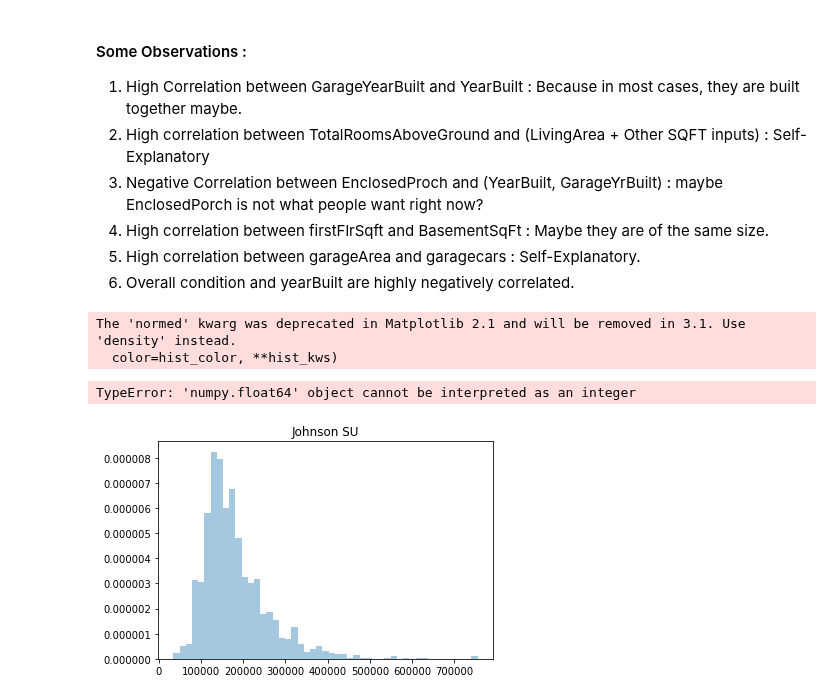
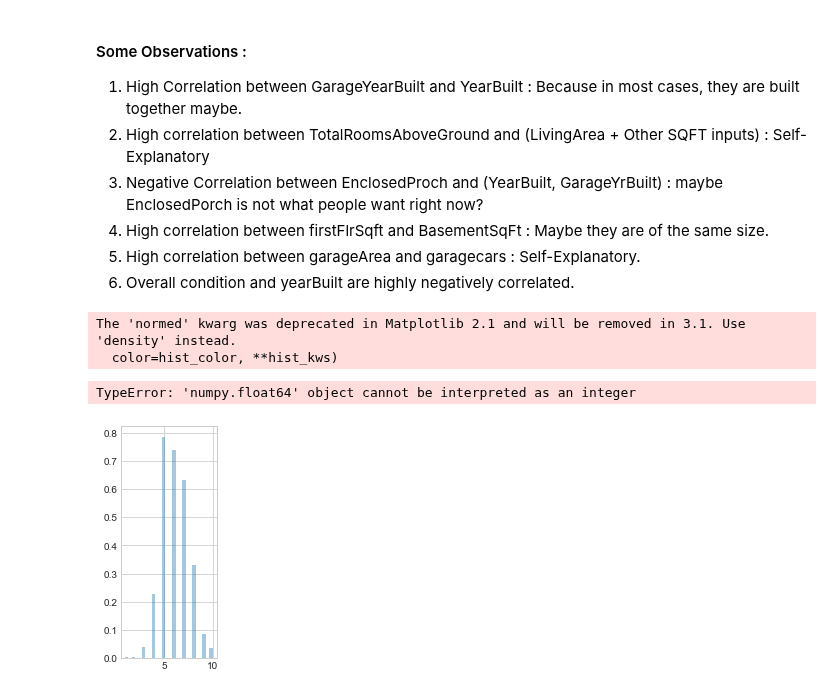
Before and after one commit to abhijeetknayak/Machine-Learning, a Jupyter notebook: HousePricePred/eda.ipynb, the cells around one changed output. Drawn from its saved outputs; the diff is of its cells as text; code cells hidden in the pictures.

```diff
--- a/HousePricePred/eda.ipynb
+++ b/HousePricePred/eda.ipynb
@@ -119,26 +146,16 @@ sns.heatmap(mat, ax=ax, cmap="RdBu")
 4. High correlation between firstFlrSqft and BasementSqFt : Maybe they are of the same size.
 5. High correlation between garageArea and garagecars : Self-Explanatory.
 6. Overall condition and yearBuilt are highly negatively correlated.
-# %%
-# Kernel Density Estimates
-# sns.distplot(df)
-# for col in df.columns:
-#     try:
-#         plt.title(str(col))
-#         sns.kdeplot(df[col])
-#     except:
-#         continue
-
-import scipy.stats as st
-y = df['SalePrice']
-plt.figure(1); plt.title('Johnson SU')
-sns.distplot(y, kde=False)
-plt.figure(2); plt.title('Normal')
-sns.distplot(y, kde=False, fit=st.norm)
-plt.figure(3); plt.title('Log Normal')
-sns.distplot(y, kde=False, fit=st.lognorm)
-# %% [output]
-The 'normed' kwarg was deprecated in Matplotlib 2.1 and will be removed in 3.1. Use 'density' instead.
-  color=hist_color, **hist_kws)
-TypeError: 'numpy.float64' object cannot be interpreted as an integer
-[figure, removed]
+# %%
+cols = df_num.columns.values
+plt.figure(figsize=(2 * number_of_columns, 5 * number_of_rows))
+# for i in range(len(cols)):
+#     plt.subplot(number_of_rows, number_of_columns, i + 1)
+#     sns.distplot(df_num[cols[i]], kde=True)
+plt.subplot(number_of_rows, number_of_columns, 1)
+sns.distplot(df_num["OverallQual"], kde=True)
+# %% [output]
+The 'normed' kwarg was deprecated in Matplotlib 2.1 and will be removed in 3.1. Use 'density' instead.
+  color=hist_color, **hist_kws)
+TypeError: 'numpy.float64' object cannot be interpreted as an integer
+[figure, added]
```
Also changed, not shown: parts of 5 cells of this notebook.
